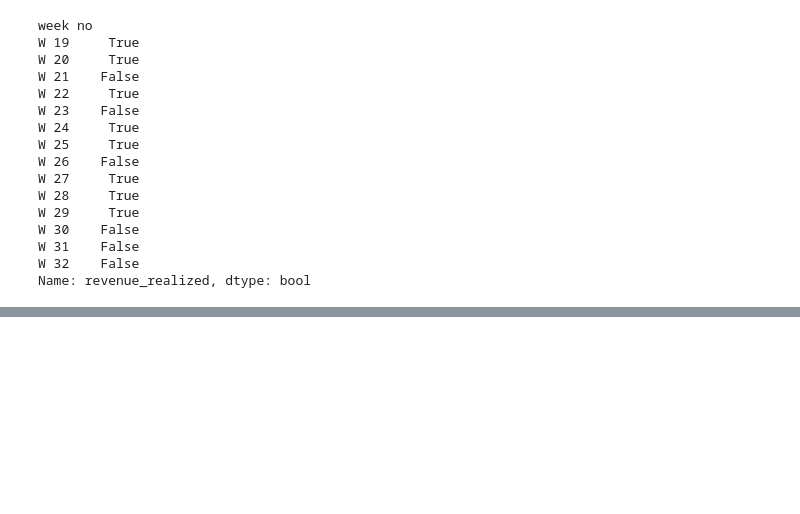
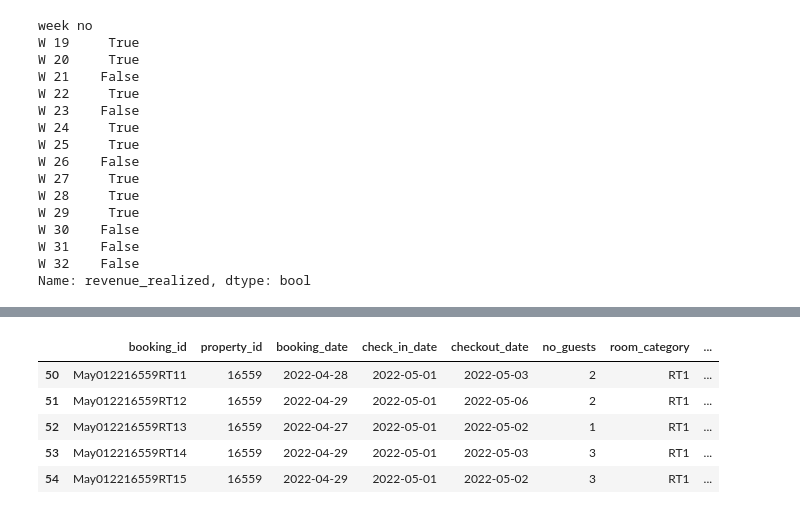
Before and after one commit to sidiquegithub/HOSPITALITY-PROJECT, a Jupyter notebook: CODE/ANALYSIS .ipynb, the cells around one changed output, grey strips where cells are left out. Cells and saved outputs as stored; diff of their text form; code cells hidden in the pictures; blank space fills up the shorter version.

```diff
--- a/CODE/ANALYSIS .ipynb
+++ b/CODE/ANALYSIS .ipynb
@@ -393,0 +410,9 @@ Name: revenue_realized, dtype: bool
+# %%
+Mumb.head()
+# %% [output]
+|  | booking_id | property_id | booking_date | check_in_date | checkout_date | no_guests | room_category | ... |
+| 50 | May012216559RT11 | 16559 | 2022-04-28 | 2022-05-01 | 2022-05-03 | 2 | RT1 | ... |
+| 51 | May012216559RT12 | 16559 | 2022-04-29 | 2022-05-01 | 2022-05-06 | 2 | RT1 | ... |
+| 52 | May012216559RT13 | 16559 | 2022-04-27 | 2022-05-01 | 2022-05-02 | 1 | RT1 | ... |
+| 53 | May012216559RT14 | 16559 | 2022-04-29 | 2022-05-01 | 2022-05-03 | 3 | RT1 | ... |
+| 54 | May012216559RT15 | 16559 | 2022-04-29 | 2022-05-01 | 2022-05-02 | 3 | RT1 | ... |
```
Also changed, not shown: parts of 14 cells of this notebook.
